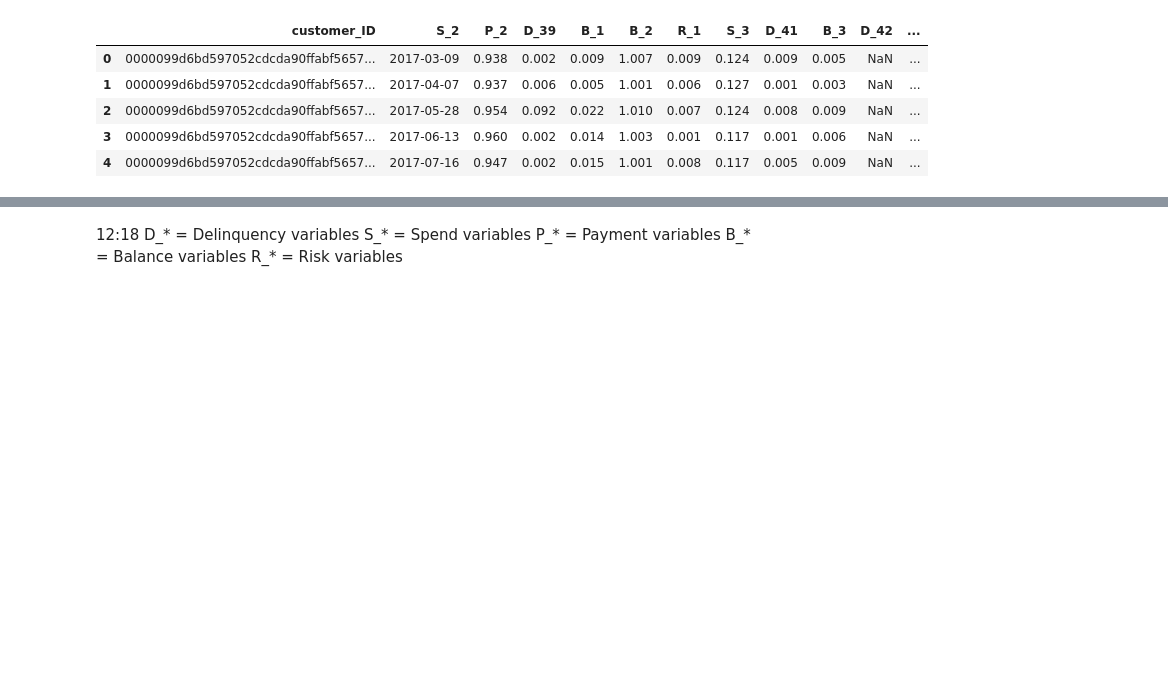
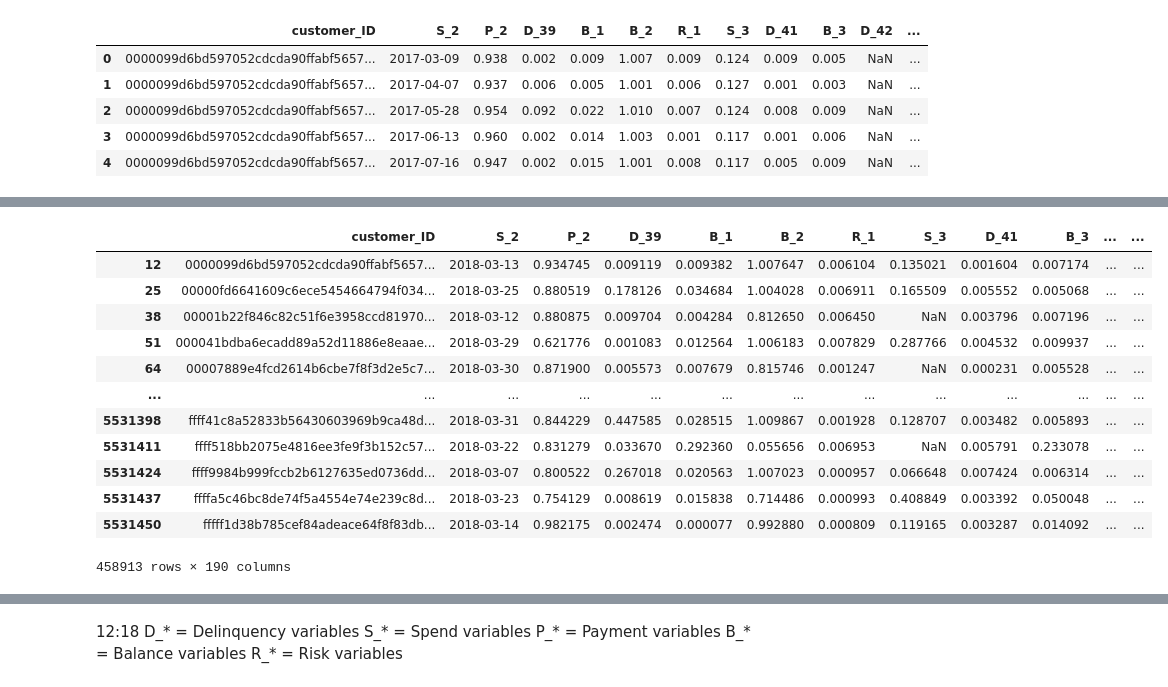
Before and after one commit to m3redithw/american-express-default-prediction, a Jupyter notebook: eda.ipynb, the cells around one changed output, grey strips where cells are left out. Drawn from its saved outputs; the diff is of its cells as text; code cells hidden in the pictures; blank space fills up the shorter version.

```diff
--- a/eda.ipynb
+++ b/eda.ipynb
@@ -14,12 +16,12 @@ import seaborn as sns
 # %%
 # set columnns display format
-pd.set_option('display.max_columns', None)
+# pd.set_option('display.max_columns', None)
 # # set columnns display format
 # pd.set_option('display.max_rows', None)
 # default pandas decimal number display format
 pd.options.display.float_format = '{:20,.3f}'.format
 # %%
-df = pd.read_csv('train_data.csv', encoding='latin1', low_memory=False)
+df = pd.read_csv('train_data.csv')
 # %%
 target = pd.read_csv('train_labels.csv')
 # %%
@@ -66,0 +85,16 @@ dtype: int64
+# %%
+df.groupby('customer_ID').tail(1)
+# %% [output]
+|  | customer_ID | S_2 | P_2 | D_39 | B_1 | B_2 | R_1 | S_3 | D_41 | B_3 | ... | ... |
+| 12 | 0000099d6bd597052cdcda90ffabf5657... | 2018-03-13 | 0.934745 | 0.009119 | 0.009382 | 1.007647 | 0.006104 | 0.135021 | 0.001604 | 0.007174 | ... | ... |
+| 25 | 00000fd6641609c6ece5454664794f034... | 2018-03-25 | 0.880519 | 0.178126 | 0.034684 | 1.004028 | 0.006911 | 0.165509 | 0.005552 | 0.005068 | ... | ... |
+| 38 | 00001b22f846c82c51f6e3958ccd81970... | 2018-03-12 | 0.880875 | 0.009704 | 0.004284 | 0.812650 | 0.006450 | NaN | 0.003796 | 0.007196 | ... | ... |
+| 51 | 000041bdba6ecadd89a52d11886e8eaae... | 2018-03-29 | 0.621776 | 0.001083 | 0.012564 | 1.006183 | 0.007829 | 0.287766 | 0.004532 | 0.009937 | ... | ... |
+| 64 | 00007889e4fcd2614b6cbe7f8f3d2e5c7... | 2018-03-30 | 0.871900 | 0.005573 | 0.007679 | 0.815746 | 0.001247 | NaN | 0.000231 | 0.005528 | ... | ... |
+| ... | ... | ... | ... | ... | ... | ... | ... | ... | ... | ... | ... | ... |
+| 5531398 | ffff41c8a52833b56430603969b9ca48d... | 2018-03-31 | 0.844229 | 0.447585 | 0.028515 | 1.009867 | 0.001928 | 0.128707 | 0.003482 | 0.005893 | ... | ... |
+| 5531411 | ffff518bb2075e4816ee3fe9f3b152c57... | 2018-03-22 | 0.831279 | 0.033670 | 0.292360 | 0.055656 | 0.006953 | NaN | 0.005791 | 0.233078 | ... | ... |
+| 5531424 | ffff9984b999fccb2b6127635ed0736dd... | 2018-03-07 | 0.800522 | 0.267018 | 0.020563 | 1.007023 | 0.000957 | 0.066648 | 0.007424 | 0.006314 | ... | ... |
+| 5531437 | ffffa5c46bc8de74f5a4554e74e239c8d... | 2018-03-23 | 0.754129 | 0.008619 | 0.015838 | 0.714486 | 0.000993 | 0.408849 | 0.003392 | 0.050048 | ... | ... |
+| 5531450 | fffff1d38b785cef84adeace64f8f83db... | 2018-03-14 | 0.982175 | 0.002474 | 0.000077 | 0.992880 | 0.000809 | 0.119165 | 0.003287 | 0.014092 | ... | ... |
+458913 rows × 190 columns
```
Also changed, not shown: parts of 17 cells of this notebook.
